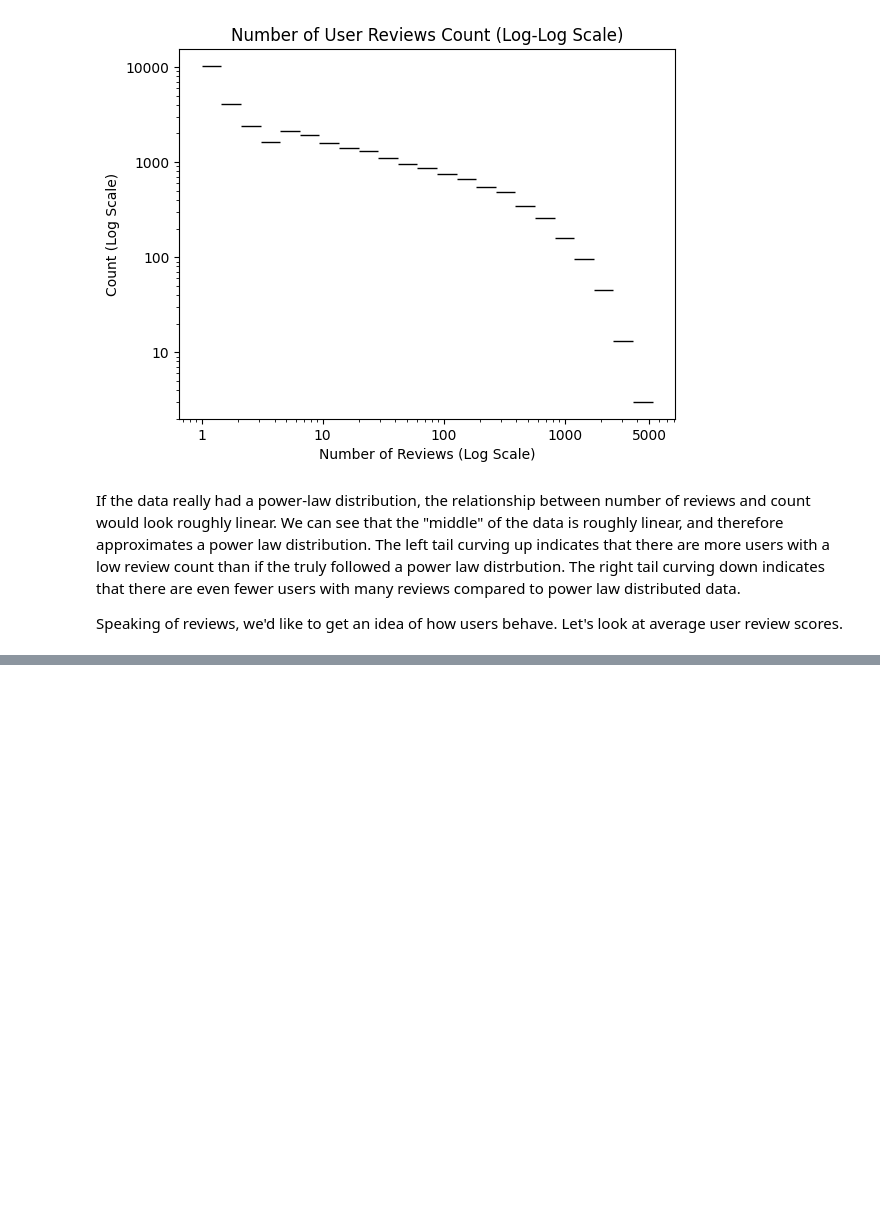
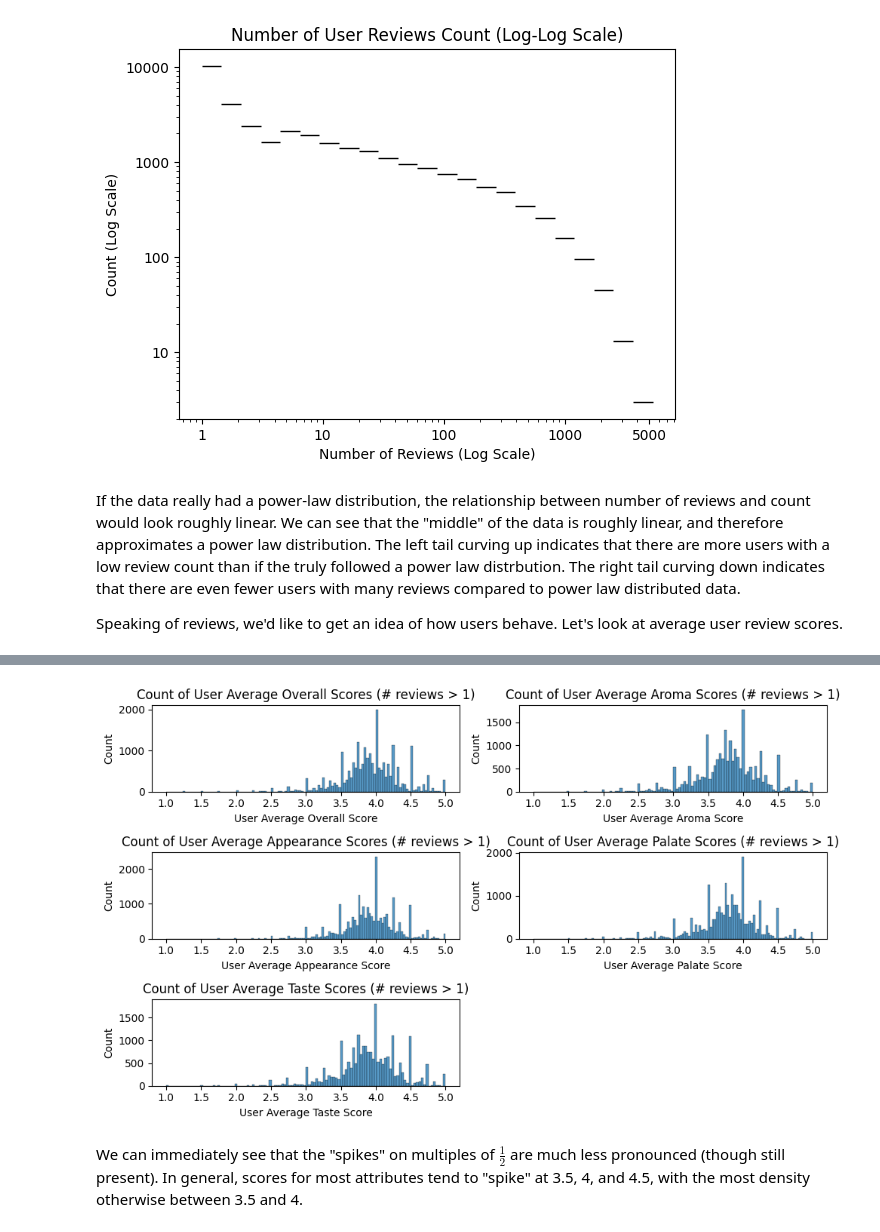
Before and after one commit to LucasLyons/Beer-Project, a Jupyter notebook: Beer Review Data Analysis.ipynb, the cells around one changed output, grey strips where cells are left out. Saved outputs shown, nothing was run; the diff lists cells and outputs as text; code cells hidden in the pictures; blank space fills up the shorter version.

```diff
--- a/Beer Review Data Analysis.ipynb
+++ b/Beer Review Data Analysis.ipynb
@@ -429,0 +460,36 @@ Speaking of reviews, we'd like to get an idea of how users behave. Let's look at
+# %%
+#let's use SQL to group by user and get the review count and average review scores
+#but this time we exclude users with only 1 review
+query = "SELECT review_profilename, AVG(review_overall) avg_overall, \
+    AVG(review_aroma) ag_aroma, AVG(review_appearance) avg_appearance, \
+    AVG(review_palate) avg_palate, AVG(review_taste) avg_taste, \
+    COUNT(*) num_reviews FROM beer \
+    GROUP BY review_profilename \
+    HAVING COUNT(*)>1 ORDER BY review_profilename"
+#use duckdb to query the data
+user_multi_scores = db.sql(query).df()
+# %%
+#create a subplots figure + axes
+fig, axes = plt.subplots(3,2, figsize=(10,6))
+#makes axes 1D
+axes = axes.flatten()
+#loop over axes and plot
+for i in range(5):
+        #select correct axis
+        ax = axes[i]
+        key = titles[i]
+        #plot histogram of user scores
+        sb.histplot(data = user_multi_scores, x=cols[i], ax = ax)
+        #label
+        ax.title.set_text(f'Count of User Average {key} Scores (# reviews > 1)')
+        ax.set_xlabel(f'User Average {key} Score')
+        ax.set_ylabel('Count')
+
+#show results
+fig.tight_layout()
+fig.delaxes(axes[5])
+fig.show()
+# %% [output]
+[figure, added]
+# %% [markdown]
+We can immediately see that the "spikes" on multiples of $\frac{1}{2}$ are much less pronounced (though still present). In general, scores for most attributes tend to "spike" at 3.5, 4, and 4.5, with the most density otherwise between 3.5 and 4.
```
Also changed, not shown: parts of 8 cells of this notebook.
